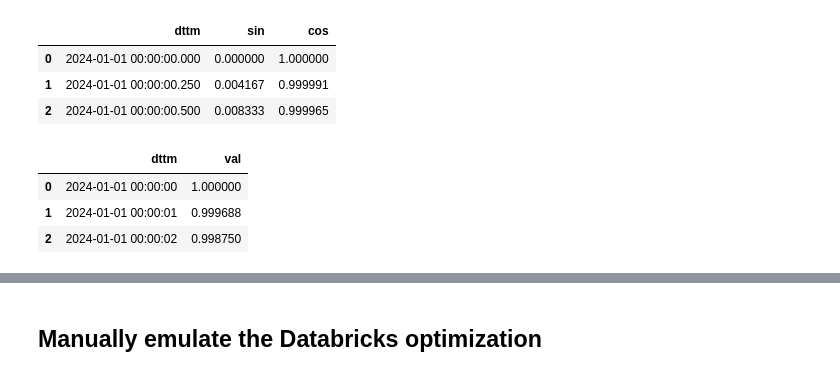
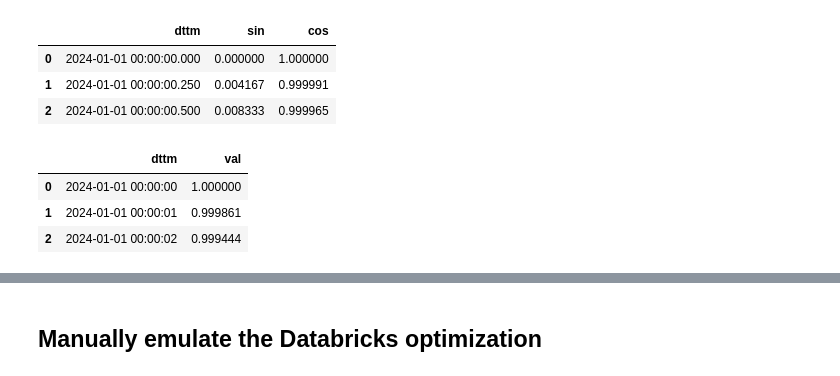
Before and after one commit to ramayer/google-colab-examples, a Jupyter notebook: Efficient_spark_range_joins_in_Databricks_vs_Apache_Spark.ipynb, the cells around one changed output, grey strips where cells are left out. Saved outputs shown, nothing was run; the diff lists cells and outputs as text; code cells hidden in the pictures.

```diff
--- a/Efficient_spark_range_joins_in_Databricks_vs_Apache_Spark.ipynb
+++ b/Efficient_spark_range_joins_in_Databricks_vs_Apache_Spark.ipynb
@@ -66,17 +66,17 @@ df1.sort('dttm').limit(3).pandas_api()
 # %%
 df2 = spark.sql("""
   select
     cast('2024-01-01' as timestamp) + interval '1 second' * id as dttm,
-    cos(id*1.5/60) as val
+    cos(id/60) as val
   from a_million_rows
   """)
 df2.write.format("delta").mode('overwrite').saveAsTable("df2")
 df2.sort('dttm').limit(3).pandas_api()
 # %% [output]
 |  | dttm | val |
 | 0 | 2024-01-01 00:00:00 | 1.000000 |
-| 1 | 2024-01-01 00:00:01 | 0.999688 |
-| 2 | 2024-01-01 00:00:02 | 0.998750 |
+| 1 | 2024-01-01 00:00:01 | 0.999861 |
+| 2 | 2024-01-01 00:00:02 | 0.999444 |
 # %%
 df1 = spark.table("df1")
 df2 = spark.table("df2")
```
Also changed, not shown: parts of 6 cells of this notebook.
